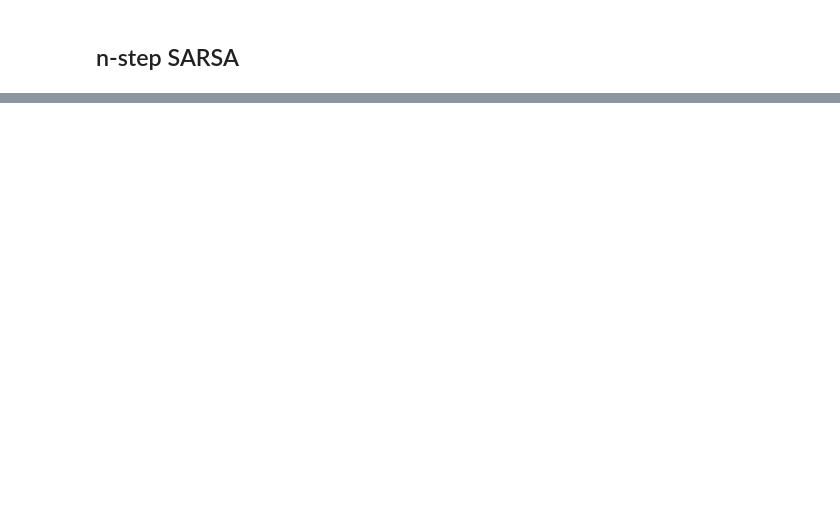
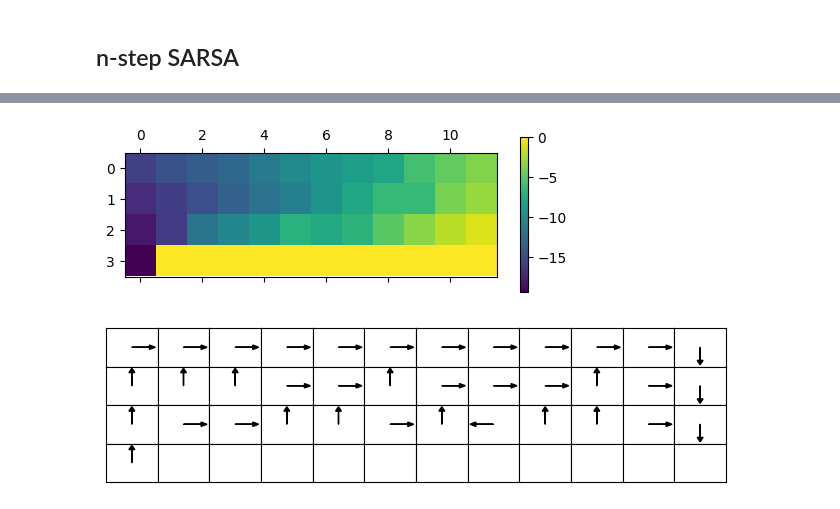
Before and after one commit to ajegorovs/aj_python_tool_lib, a Jupyter notebook: data_processing/neural_networks/RL_Reinforced_Learning/Sutton_P1_Ch07_n_step_bootstrapping.ipynb, the cells around one changed output, grey strips where cells are left out. Cells and saved outputs as stored; diff of their text form; code cells hidden in the pictures; blank space fills up the shorter version.

Commit message:
added n-step SARSA, and with importance sampling. in latter something is broken for now.

```diff
--- a/data_processing/neural_networks/RL_Reinforced_Learning/Sutton_P1_Ch07_n_step_bootstrapping.ipynb
+++ b/data_processing/neural_networks/RL_Reinforced_Learning/Sutton_P1_Ch07_n_step_bootstrapping.ipynb
@@ -96,0 +128,55 @@ plt.colorbar(c)
+# %%
+env_nSARSA_Q = base_env("CliffWalking-v0", eps=0.1)
+env_nSARSA_Q.Qsa_init(random=False, action=1)
+env_nSARSA_Q.Qsa[37:] *= 0
+env_nSARSA_Q.Qsa[36] = [0,1,0,0]
+#env_nSARSA_Q.policy_update_whole(use_Qsa = True)
+# %%
+def n_step_SARSA_Q(env: base_env, n_steps = 5, N = 1, GAMMA = 1, ALPHA = 0.01):
+
+    tq_iter = tqdm(range(N))
+    for i in tq_iter:
+        t = 0
+        state           = env.reset()
+        action          = env.sample_action(state, use_Qsa=True)
+        mem = [state]
+        actions = [action]
+        rews = [-1000]  # dummy reward R_0 so next is R_{t+1}
+        T = float("inf")
+        while True:
+            if t < T:
+                state_prime, reward, done   = env.step(action)
+                mem.append(state_prime)
+                rews.append(reward)
+                if done:
+                    T = t + 1
+                else:
+                    action  = env.sample_action(state_prime, use_Qsa=True)
+                    actions.append(action)
+            tau = t - n_steps + 1
+            if tau >= 0:
+                # add +1 to end range to include it.
+                G = sum([GAMMA**(i-tau-1)*rews[i] for i in range(tau+1, min(tau+n_steps,T) + 1)])
+                if tau + n_steps < T:
+                    G += GAMMA**n_steps*env.Qsa[mem[tau+n_steps]][actions[tau+n_steps]]
+                SA_tau = mem[tau] + (actions[tau],)
+                env.Qsa[SA_tau] = env.Qsa[SA_tau]+ ALPHA*(G - env.Qsa[SA_tau])
+
+                #tq_iter.set_postfix(eps=env.eps, s = s)
+            t += 1
+
+            if tau == T - 1:
+                break
+    return
+
+n_step_SARSA_Q(env_nSARSA_Q, n_steps = 5, N = 2000, GAMMA = 1, ALPHA = 0.01)
+
+c = plt.matshow(env_nSARSA_Q.Qsa.max(-1).reshape(4,12))
+plt.colorbar(c)
+
+env_nSARSA_Q.policy_update_whole(use_Qsa = True)
+env_nSARSA_Q.policy[37:] *= 0
+plot_cliff_walking(env_nSARSA_Q.policy, figsize=(8,2))
+# %% [output]
+[figure, added]
+[figure, added]
```
Also changed, not shown: parts of 10 cells of this notebook, 1 other file.
